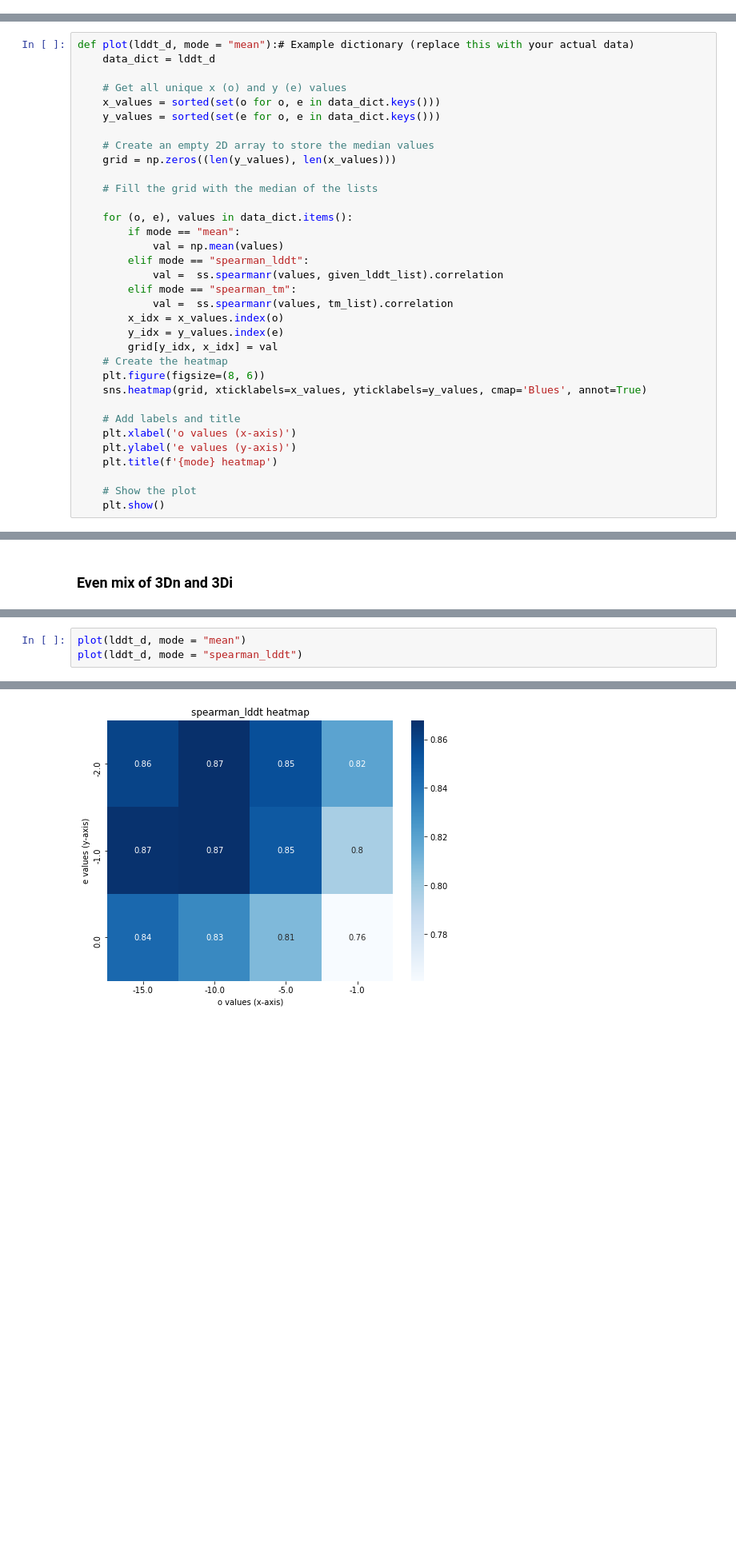
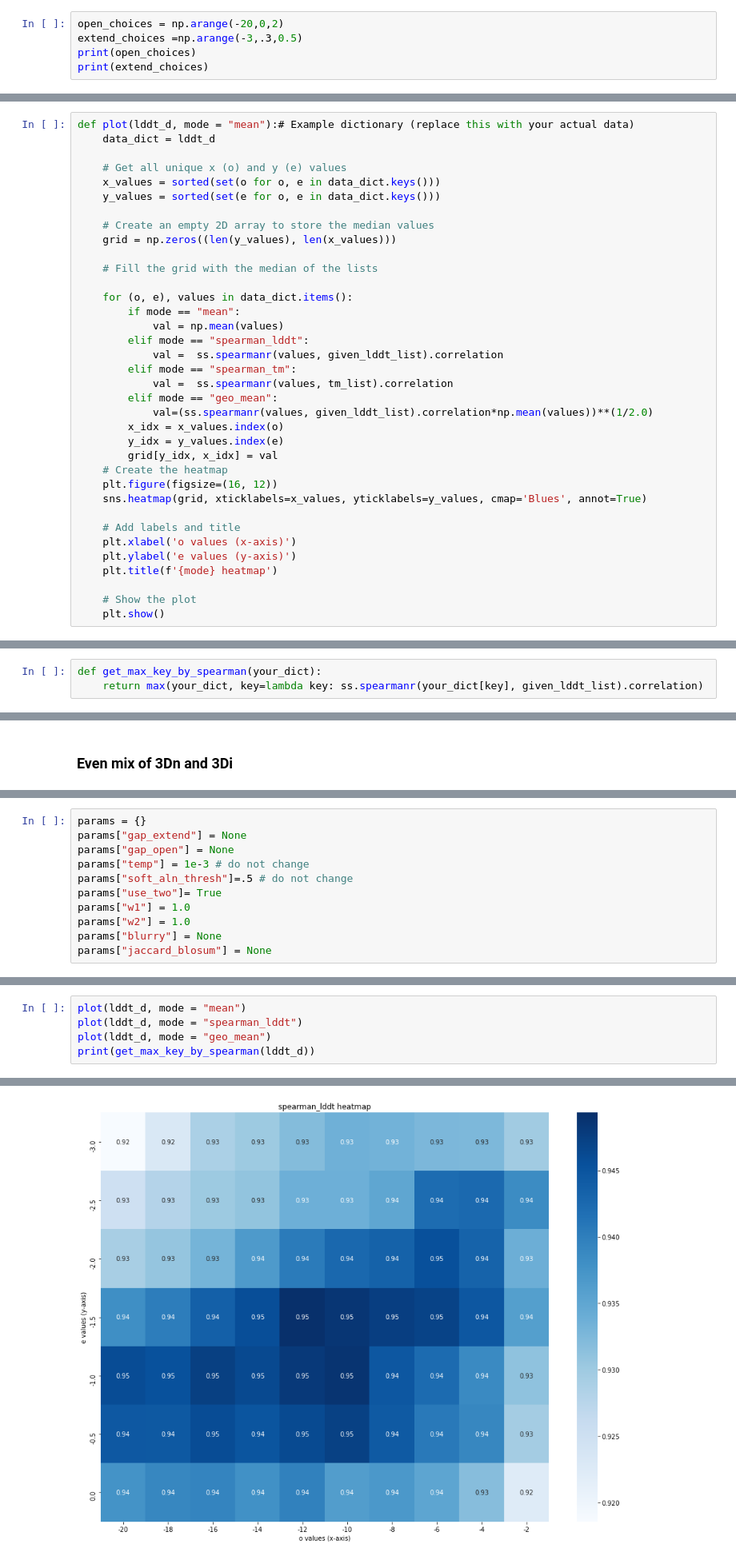
Before and after one commit to spetti/structure_comparison, a Jupyter notebook: benchmarking/alignment_benchmark.ipynb, the cells around one changed output, grey strips where cells are left out. Shown at 80% size. Drawn from its saved outputs; the diff is of its cells as text; blank space fills up the shorter version.

```diff
--- a/benchmarking/alignment_benchmark.ipynb
+++ b/benchmarking/alignment_benchmark.ipynb
@@ -232,0 +230,5 @@ extend_choices =[0.0, -1.0,-2.0]
+# %%
+open_choices = np.arange(-20,0,2)
+extend_choices =np.arange(-3,.3,0.5)
+print(open_choices)
+print(extend_choices)
@@ -250,11 +255,13 @@ def plot(lddt_d, mode = "mean"):# Example dictionary (replace this with your act
             val =  ss.spearmanr(values, given_lddt_list).correlation
         elif mode == "spearman_tm":
             val =  ss.spearmanr(values, tm_list).correlation
+        elif mode == "geo_mean":
+            val=(ss.spearmanr(values, given_lddt_list).correlation*np.mean(values))**(1/2.0)
         x_idx = x_values.index(o)
         y_idx = y_values.index(e)
         grid[y_idx, x_idx] = val
     # Create the heatmap
-    plt.figure(figsize=(8, 6))
+    plt.figure(figsize=(16, 12))
     sns.heatmap(grid, xticklabels=x_values, yticklabels=y_values, cmap='Blues', annot=True)
 
     # Add labels and title
@@ -268,0 +274,3 @@ def plot(lddt_d, mode = "mean"):# Example dictionary (replace this with your act
+# %%
+def get_max_key_by_spearman(your_dict):
+    return max(your_dict, key=lambda key: ss.spearmanr(your_dict[key], given_lddt_list).correlation)
@@ -375,3 +392,14 @@ params["jaccard_blosum"] = None
+# %%
+params = {}
+params["gap_extend"] = None
+params["gap_open"] = None
+params["temp"] = 1e-3 # do not change
+params["soft_aln_thresh"]=.5 # do not change
+params["use_two"]= True
+params["w1"] = 1.0
+params["w2"] = 1.0
+params["blurry"] = None
+params["jaccard_blosum"] = None
 # %%
 %%time
 lddt_d = {}
@@ -408,4 +437,6 @@ Wall time: 1min 28s
 # %%
 plot(lddt_d, mode = "mean")
 plot(lddt_d, mode = "spearman_lddt")
+plot(lddt_d, mode = "geo_mean")
+print(get_max_key_by_spearman(lddt_d))
 # %% [output]
@@ -413 +444 @@ plot(lddt_d, mode = "spearman_lddt")
-[figure, old version]
+[figure, new version]
```
Also changed, not shown: parts of 30 cells of this notebook, 6 other files.
